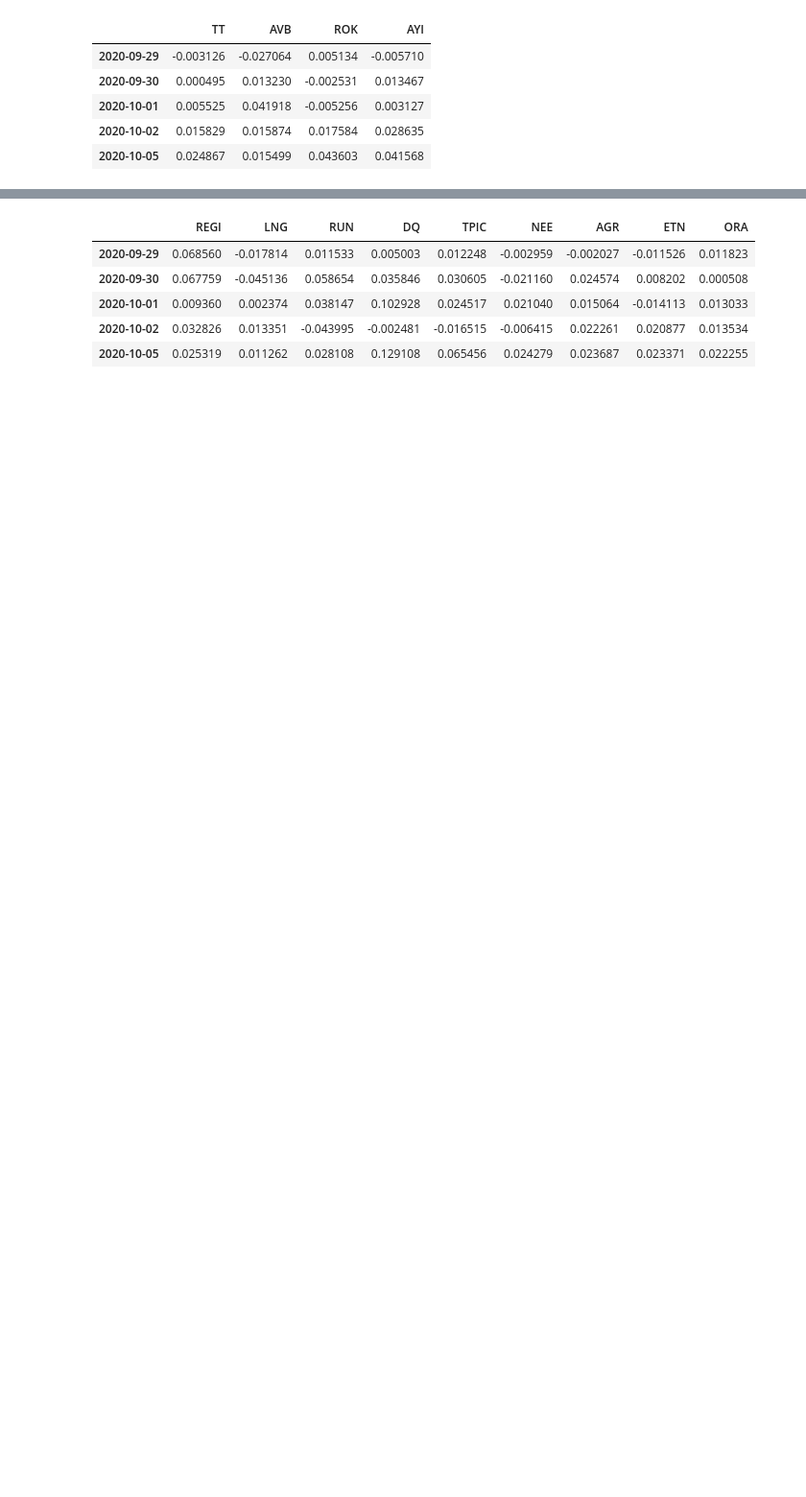
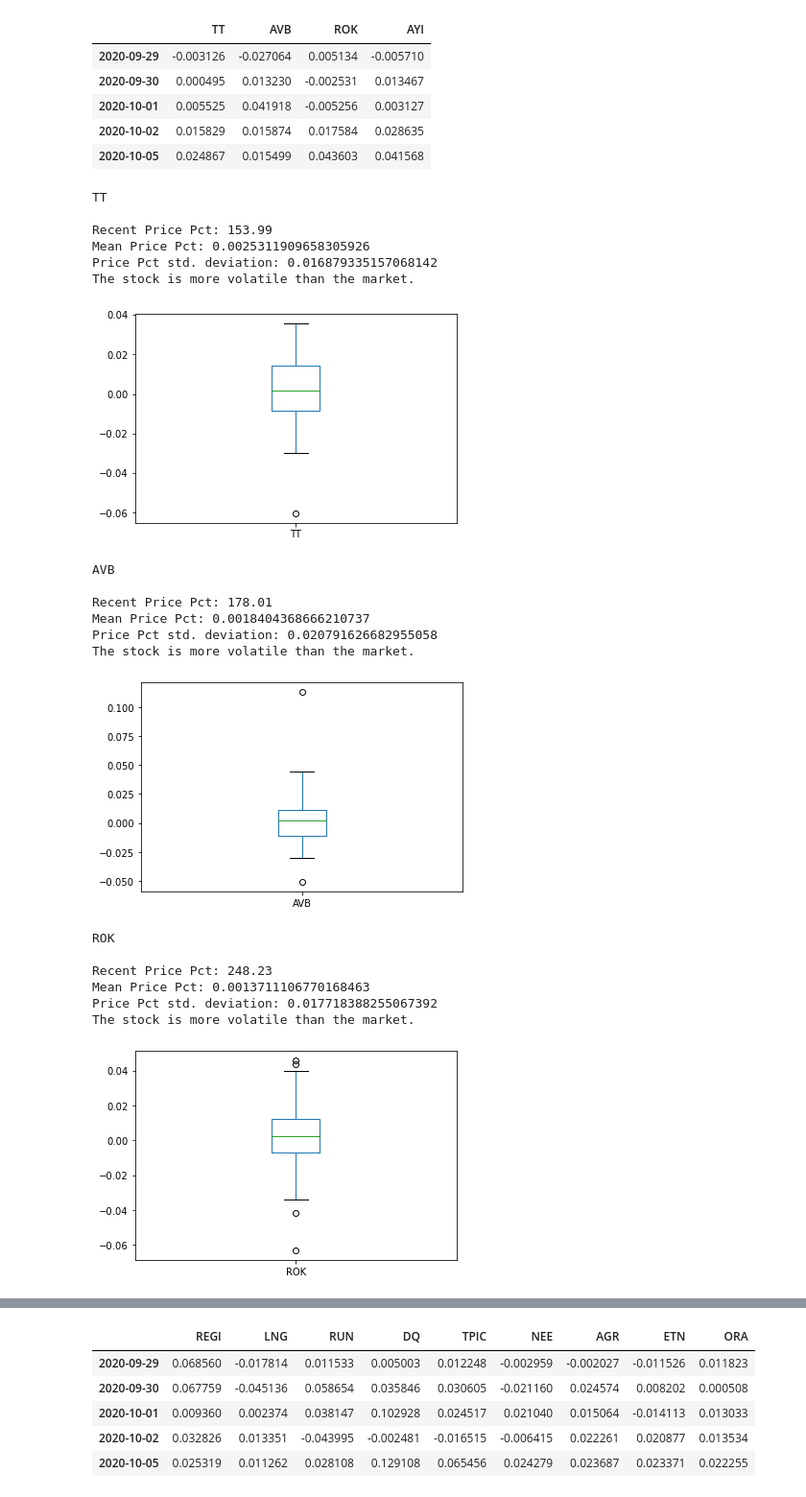
Before and after one commit to pstgeme/portfolio_analyzer, a Jupyter notebook: project_1.ipynb, the cells around one changed output, grey strips where cells are left out. Shown: that part at 96% size. Cells and saved outputs as stored; diff of their text form; code cells hidden in the pictures; blank space fills up the shorter version.

```diff
--- a/project_1.ipynb
+++ b/project_1.ipynb
@@ -251,3 +374,51 @@ df_daily_returns_green_building.head()
 | 2020-10-01 | 0.005525 | 0.041918 | -0.005256 | 0.003127 |
 | 2020-10-02 | 0.015829 | 0.015874 | 0.017584 | 0.028635 |
 | 2020-10-05 | 0.024867 | 0.015499 | 0.043603 | 0.041568 |
+# %%
+# Loop through the stocks in the green_building portfolio and compare their performance
+# with the sp500.
+for stock_ticker in df_daily_returns_green_building:
+
+    # Get most recent price
+    stock_recent_price = green_building_df[stock_ticker]["close"][-1]
+
+    # Calculate the mean price percent change
+    stock_mean = calculate_mean(df_daily_returns_green_building[stock_ticker])
+
+    # Calculate the standard deviation of the percent change
+    stock_std = calculate_standard_deviation(df_daily_returns_green_building[stock_ticker])
+
+    # Print the stock name and calculated statistics
+    print(f"{stock_ticker}\n")
+    print(f"Recent Price Pct: {stock_recent_price}")
+    print(f"Mean Price Pct: {stock_mean}")
+    print(f"Price Pct std. deviation: {stock_std}")
+
+    # Compare the stock's volatility with the underlying market
+    compare_volatility(stock_std, spy_std)
+
+    df_daily_returns_green_building[stock_ticker].plot.box()
+    plt.show()
+    print("\n")
+# %% [output]
+TT
+
+Recent Price Pct: 153.99
+Mean Price Pct: 0.0025311909658305926
+Price Pct std. deviation: 0.016879335157068142
+The stock is more volatile than the market.
+[figure, added]
+AVB
+
+Recent Price Pct: 178.01
+Mean Price Pct: 0.0018404368666210737
+Price Pct std. deviation: 0.020791626682955058
+The stock is more volatile than the market.
+[figure, added]
+ROK
+
+Recent Price Pct: 248.23
+Mean Price Pct: 0.0013711106770168463
+Price Pct std. deviation: 0.017718388255067392
+The stock is more volatile than the market.
+[figure, added]
```
Also changed, not shown: parts of 14 cells of this notebook.
